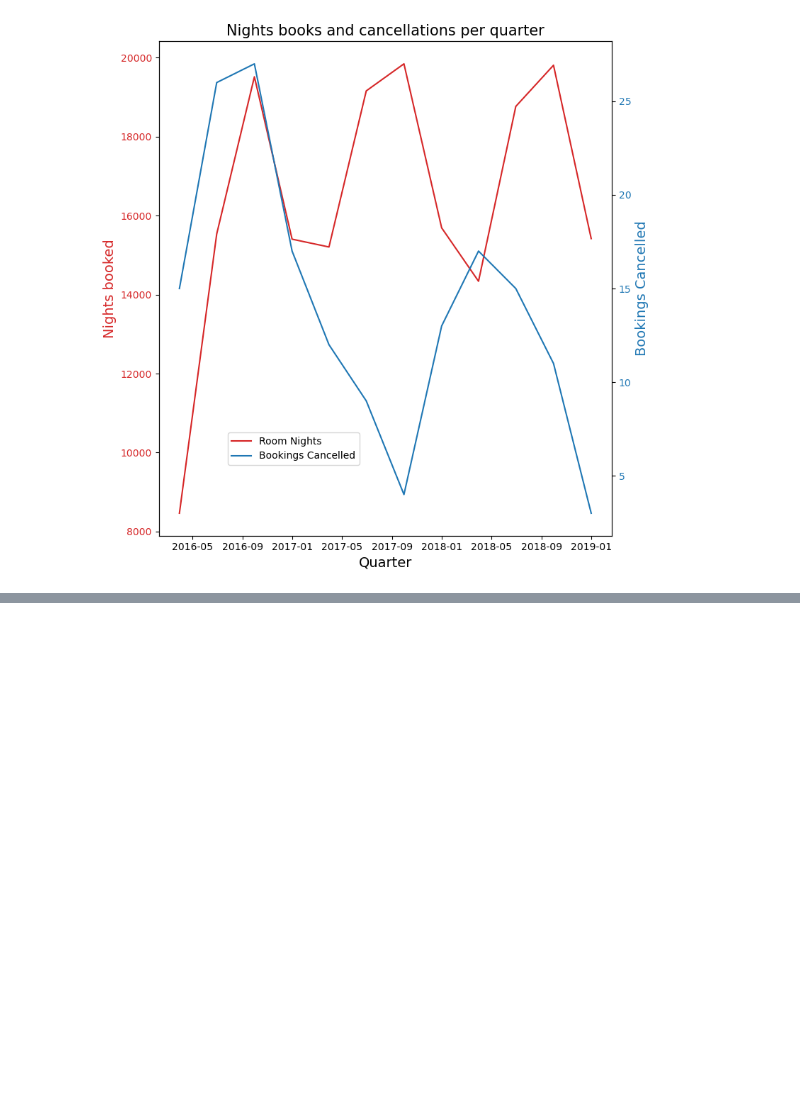
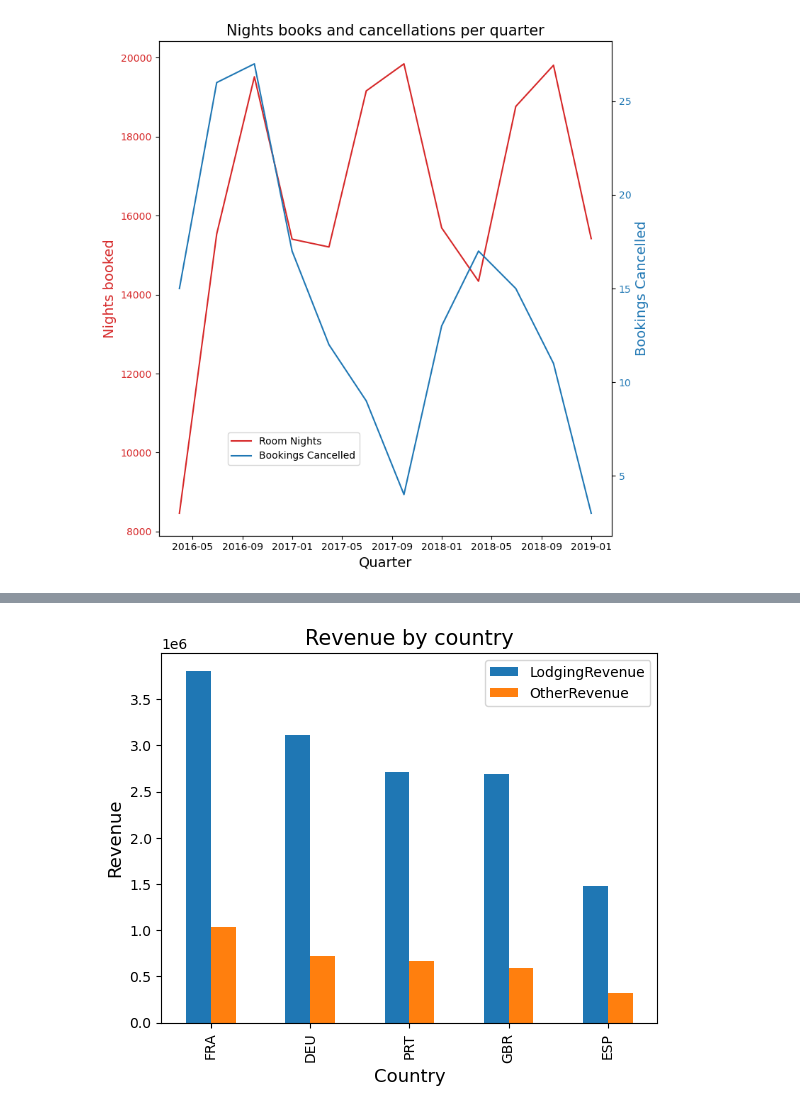
Before and after one commit to nickmnt/data, a Jupyter notebook: practical-ds/matplotlib-basics/MatplotlibBasics.ipynb, the cells around one changed output, grey strips where cells are left out. Saved outputs shown, nothing was run; the diff lists cells and outputs as text; code cells hidden in the pictures; blank space fills up the shorter version.

```diff
--- a/practical-ds/matplotlib-basics/MatplotlibBasics.ipynb
+++ b/practical-ds/matplotlib-basics/MatplotlibBasics.ipynb
@@ -133,0 +194,5 @@ plt.show()
+# %%
+top_countries = list(hotels.groupby("Nationality").RoomNights.sum().sort_values(ascending=False)[:5].index)
+# %%
+top_country_revenues = hotels.groupby("Nationality").agg({'LodgingRevenue': 'sum', 'OtherRevenue': 'sum'})
+top_country_revenues.index
@@ -133,0 +204,3 @@ plt.show()
+# %%
+top_country_revenues = top_country_revenues.filter(items=top_countries, axis=0)
+top_country_revenues
@@ -133,0 +215,8 @@ plt.show()
+# %%
+top_country_revenues.plot(kind='bar')
+plt.title("Revenue by country", fontsize = 15)
+plt.ylabel("Revenue", fontsize = 13)
+plt.xlabel("Country", fontsize = 13)
+plt.show()
+# %% [output]
+[figure, added]
```
Also changed, not shown: parts of 17 cells of this notebook, 1 other file.
